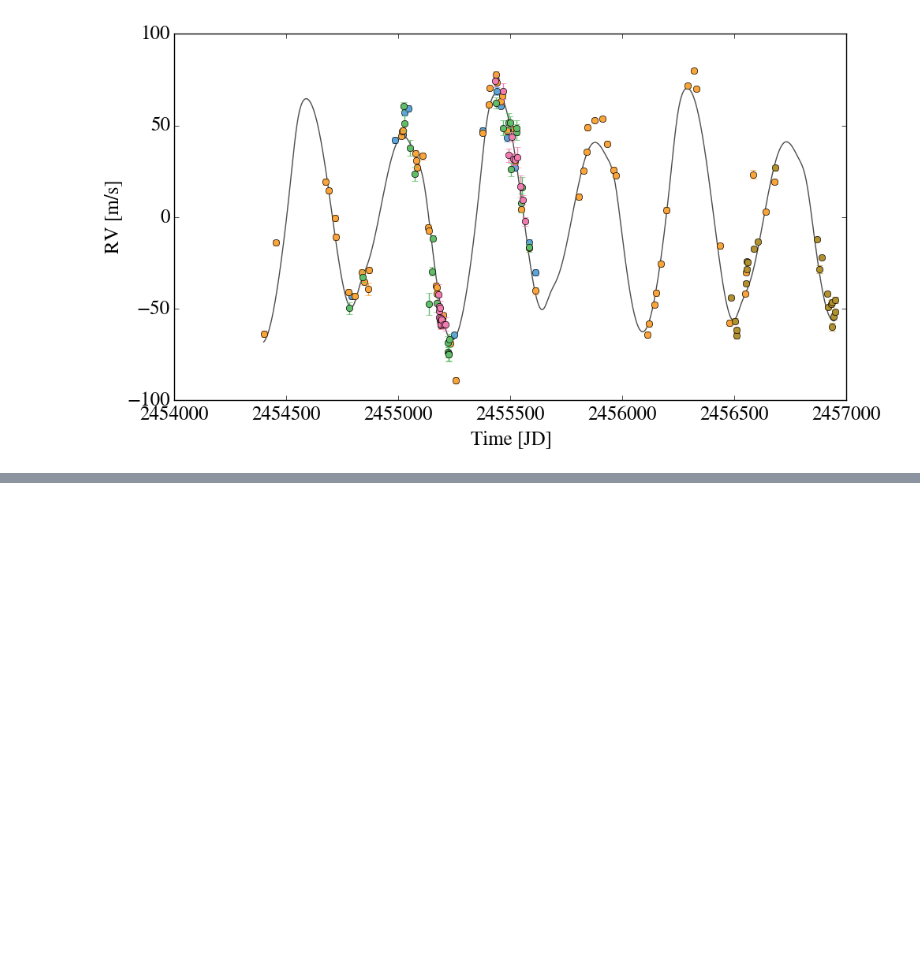
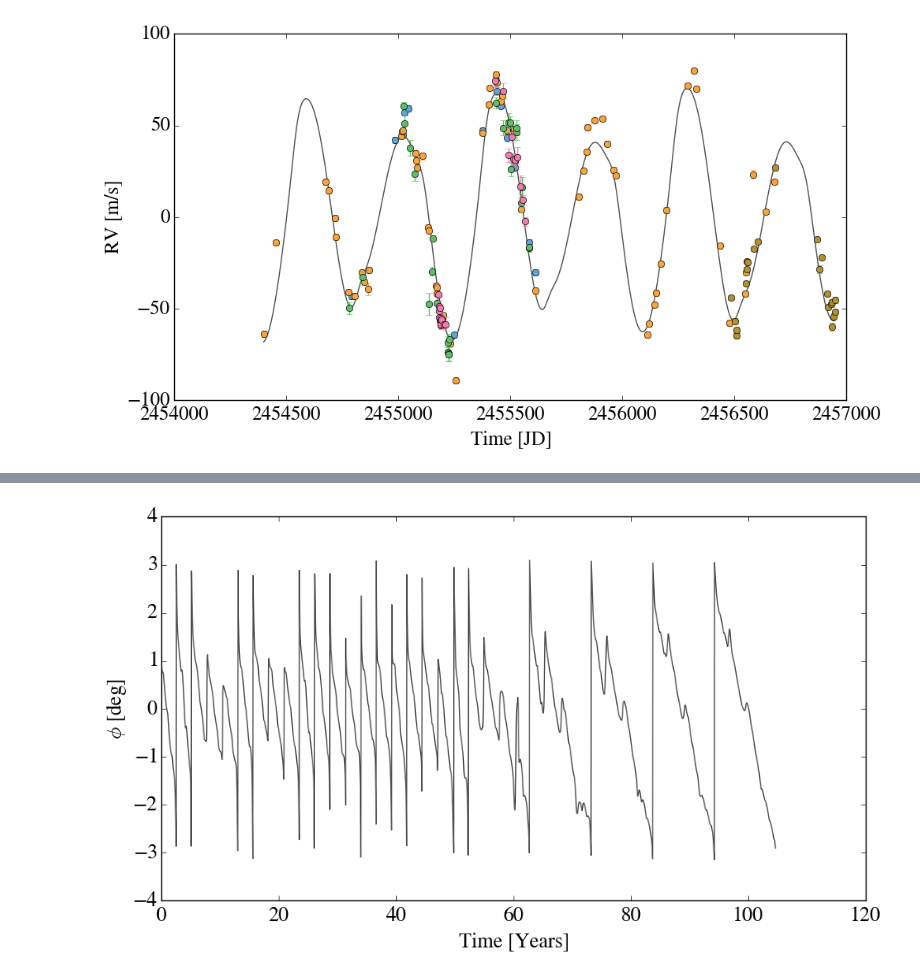
Before and after one commit to nomahen/musical-octo-goggles, a Jupyter notebook: HD1502.ipynb, the cells around one changed output, grey strips where cells are left out. Cells and saved outputs as stored; diff of their text form; code cells hidden in the pictures; blank space fills up the shorter version.

```diff
--- a/HD1502.ipynb
+++ b/HD1502.ipynb
@@ -554,0 +613,4 @@ HD1502.plot_RV(epoch=epoch)
+# %%
+HD1502.plot_phi(pert_ind=0,test_ind=1,p=1,q=1,periods=50)
+# %% [output]
+[figure, added]
```
Also changed, not shown: parts of 54 cells of this notebook, 1 other file.
